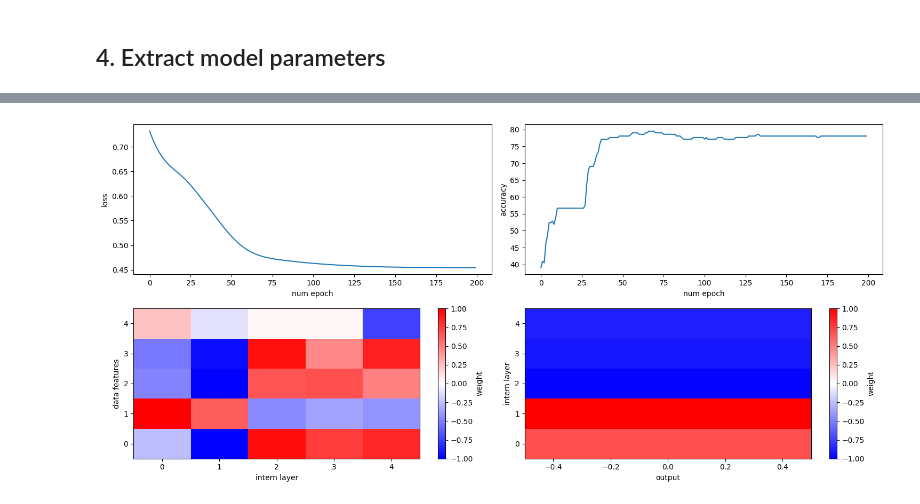
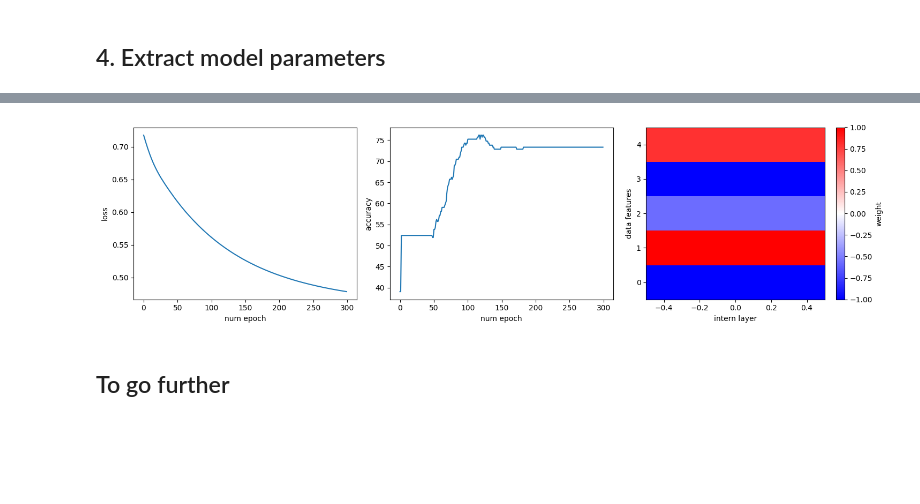
Before and after one commit to alexandre-laine/PyTorch-Tests, a Jupyter notebook: PyTorch_Titanic_Prediction.ipynb, the cells around one changed output, grey strips where cells are left out. Cells and saved outputs as stored; diff of their text form; code cells hidden in the pictures; blank space fills up the shorter version.

```diff
--- a/PyTorch_Titanic_Prediction.ipynb
+++ b/PyTorch_Titanic_Prediction.ipynb
@@ -123,10 +121,9 @@ cuda
 def train_model(
         num_epochs=1_000,
         criterion=criterion,
-        lr=0.01,
+        lr=1e-2,
 
         N_feature=5,
-        N_neuron=10,
         N_classe=1,
         X_train=X_train,
         Y_train=Y_train,
@@ -140,7 +137,6 @@ def train_model(
     # Initialisation
     model = my_classifier(
         N_feature=N_feature,
-        N_neuron=N_neuron,
         N_classe=N_classe
         ).to(device)
 
@@ -291,21 +291,21 @@ plt.show()
 # %% [markdown]
 ## 4. Extract model parameters
 # %%
+%%time
+
 # training parameters
-num_epochs = 200
-N_neuron = 5
+num_epochs = 300
 
 # used data
 X_train, X_test, Y_train, Y_test = train_test_split(X,Y, test_size=0.2)
 
 # model training
 loss, accuracy, model = train_model(
-                                N_neuron=N_neuron,
                                 N_feature=X_train.shape[-1],
                                 X_train=X_train,
                                 Y_train=Y_train,
                                 X_test=X_test,
                                 Y_test=Y_test,
                                 num_epochs=num_epochs,
-                                disable_tqdm=False
+                                disable_tqdm=False,
                                 )
@@ -312,39 +315,31 @@ loss, accuracy, model = train_model(
 # %%
 # extract layer weights
-input_layer = model.linear_input.weight.cpu().detach().numpy()
-output_layer = model.linear_output.weight.cpu().detach().numpy()
+layer = model.linear.weight.cpu().detach().numpy()
 # %%
-fig,ax = plt.subplots(nrows=2, ncols=2, figsize=(15,7))
+fig,ax = plt.subplots(nrows=1, ncols=3, figsize=(15,4))
 
 # loss function
-ax[0,0].plot(range(num_epochs), loss)
-ax[0,0].set_xlabel("num epoch")
-ax[0,0].set_ylabel("loss")
+ax[0].plot(range(num_epochs), loss)
+ax[0].set_xlabel("num epoch")
+ax[0].set_ylabel("loss")
 
 # model accuracy
-ax[0,1].plot(range(num_epochs), accuracy)
-ax[0,1].set_xlabel("num epoch")
-ax[0,1].set_ylabel("accuracy")
+ax[1].plot(range(num_epochs), accuracy)
+ax[1].set_xlabel("num epoch")
+ax[1].set_ylabel("accuracy")
 
-# features => intern layer
-g0 = ax[1,0].imshow(input_layer.T, cmap="bwr",
+# features => class probability
+g0 = ax[2].imshow(layer.T, cmap="bwr",
                   aspect="auto", origin="lower",
                   vmin=-1, vmax=1)
-c0 = fig.colorbar(g0, ax=ax[1,0])
+c0 = fig.colorbar(g0, ax=ax[2])
 c0.set_label("weight")
-ax[1,0].set_ylabel("data features")
-ax[1,0].set_xlabel("intern layer")
-
-# intern layer => output
-g1 = ax[1,1].imshow(output_layer.T, cmap="bwr",
-                  aspect="auto", origin="lower",
-                  vmin=-1, vmax=1)
-c1 = fig.colorbar(g1, ax=ax[1,1])
-c1.set_label("weight")
-ax[1,1].set_ylabel("intern layer")
-ax[1,1].set_xlabel("output")
+ax[2].set_ylabel("data features")
+ax[2].set_xlabel("intern layer")
 
 plt.tight_layout()
 plt.show()
 # %% [output]
-[figure, old version]
+[figure, new version]
+# %% [markdown]
+## To go further
```
Also changed, not shown: parts of 14 cells of this notebook, 4 other files.
